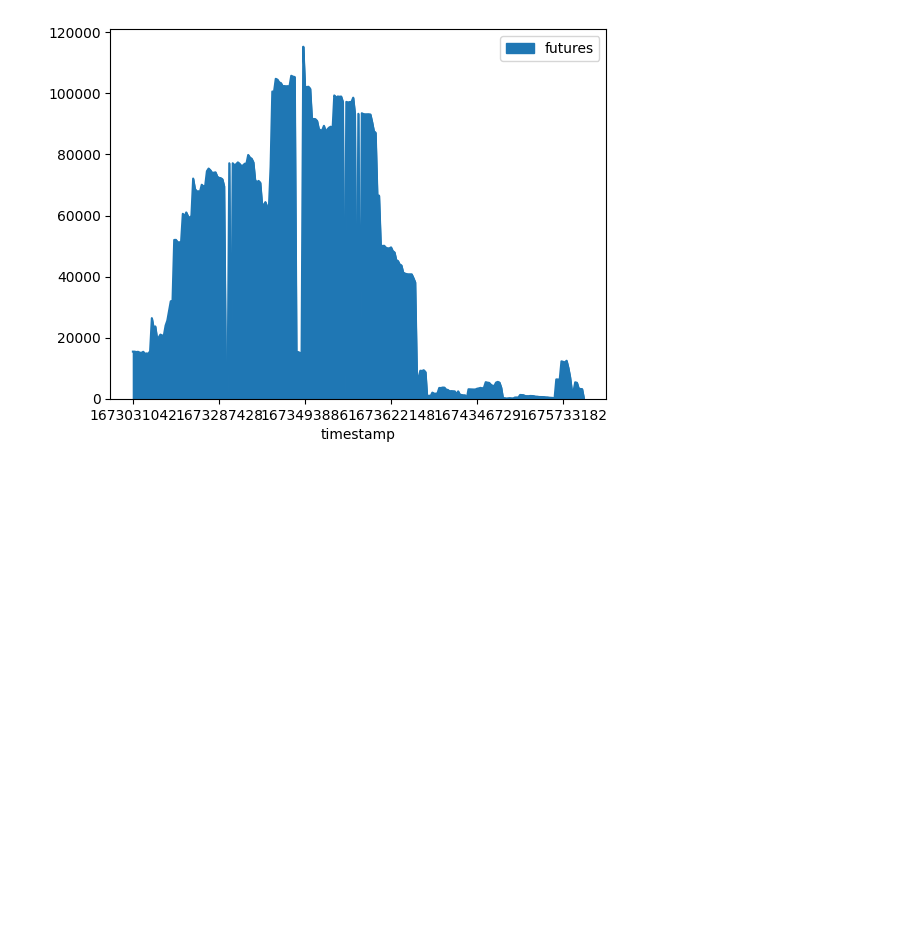
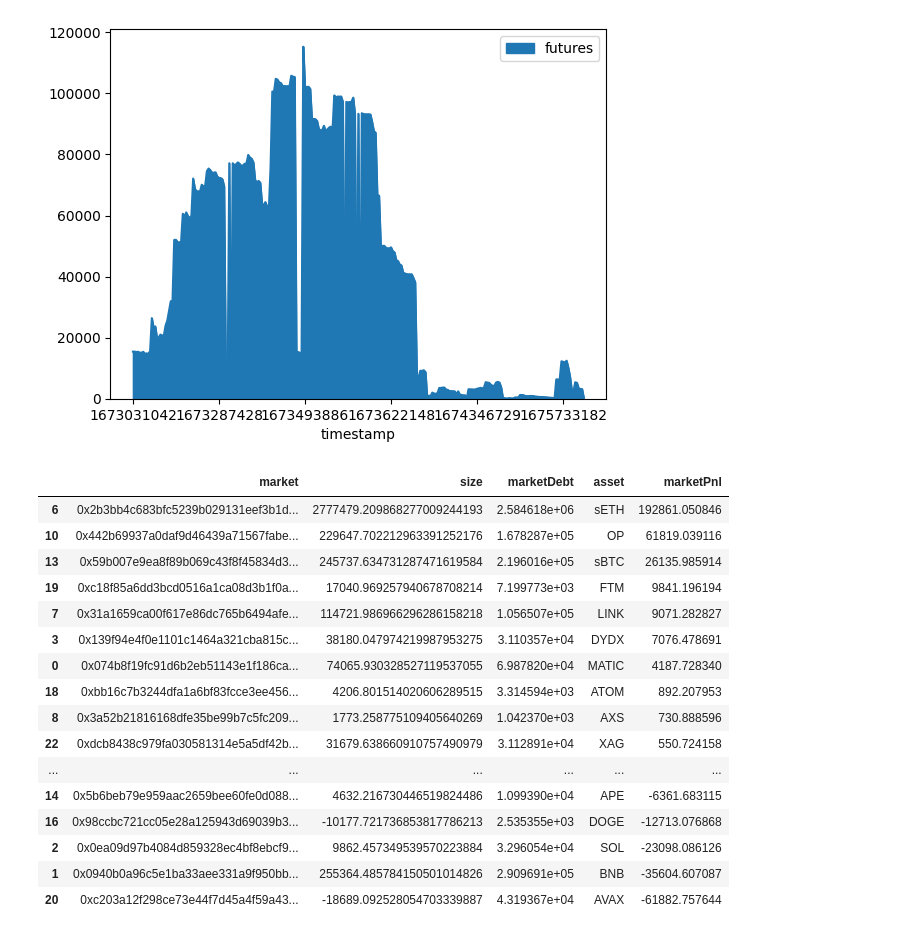
Before and after one commit to Kwenta/kwenta-data, a Jupyter notebook: src/notebooks/portfolio_value.ipynb, the cells around one changed output. Cells and saved outputs as stored; diff of their text form; code cells hidden in the pictures; blank space fills up the shorter version.

```diff
--- a/src/notebooks/portfolio_value.ipynb
+++ b/src/notebooks/portfolio_value.ipynb
@@ -350,0 +412,20 @@ df_portfolio.to_csv('./output/test_portfolio.csv', index=False)
+# %%
+df_pnl.sort_values('marketPnl', ascending=False)
+# %% [output]
+|  | market | size | marketDebt | asset | marketPnl |
+| 6 | 0x2b3bb4c683bfc5239b029131eef3b1d... | 2777479.209868277009244193 | 2.584618e+06 | sETH | 192861.050846 |
+| 10 | 0x442b69937a0daf9d46439a71567fabe... | 229647.702212963391252176 | 1.678287e+05 | OP | 61819.039116 |
+| 13 | 0x59b007e9ea8f89b069c43f8f45834d3... | 245737.634731287471619584 | 2.196016e+05 | sBTC | 26135.985914 |
+| 19 | 0xc18f85a6dd3bcd0516a1ca08d3b1f0a... | 17040.969257940678708214 | 7.199773e+03 | FTM | 9841.196194 |
+| 7 | 0x31a1659ca00f617e86dc765b6494afe... | 114721.986966296286158218 | 1.056507e+05 | LINK | 9071.282827 |
+| 3 | 0x139f94e4f0e1101c1464a321cba815c... | 38180.047974219987953275 | 3.110357e+04 | DYDX | 7076.478691 |
+| 0 | 0x074b8f19fc91d6b2eb51143e1f186ca... | 74065.930328527119537055 | 6.987820e+04 | MATIC | 4187.728340 |
+| 18 | 0xbb16c7b3244dfa1a6bf83fcce3ee456... | 4206.801514020606289515 | 3.314594e+03 | ATOM | 892.207953 |
+| 8 | 0x3a52b21816168dfe35be99b7c5fc209... | 1773.258775109405640269 | 1.042370e+03 | AXS | 730.888596 |
+| 22 | 0xdcb8438c979fa030581314e5a5df42b... | 31679.638660910757490979 | 3.112891e+04 | XAG | 550.724158 |
+| ... | ... | ... | ... | ... | ... |
+| 14 | 0x5b6beb79e959aac2659bee60fe0d088... | 4632.216730446519824486 | 1.099390e+04 | APE | -6361.683115 |
+| 16 | 0x98ccbc721cc05e28a125943d69039b3... | -10177.721736853817786213 | 2.535355e+03 | DOGE | -12713.076868 |
+| 2 | 0x0ea09d97b4084d859328ec4bf8ebcf9... | 9862.457349539570223884 | 3.296054e+04 | SOL | -23098.086126 |
+| 1 | 0x0940b0a96c5e1ba33aee331a9f950bb... | 255364.485784150501014826 | 2.909691e+05 | BNB | -35604.607087 |
+| 20 | 0xc203a12f298ce73e44f7d45a4f59a43... | -18689.092528054703339887 | 4.319367e+04 | AVAX | -61882.757644 |
```
Also changed, not shown: parts of 3 cells of this notebook, 3 other files.
